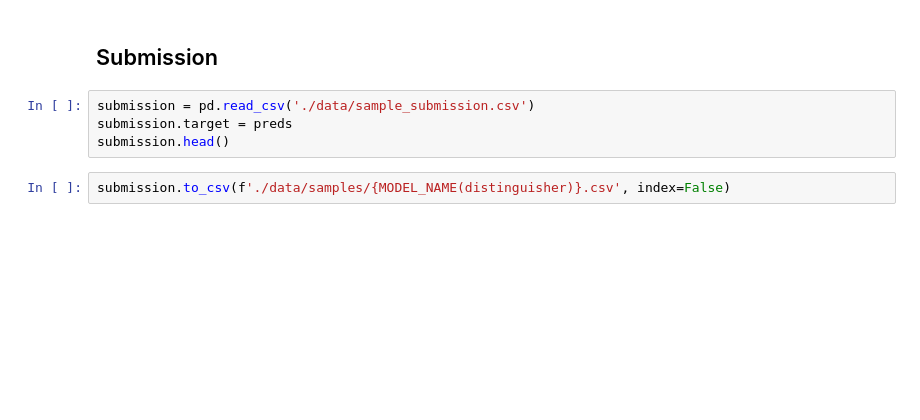
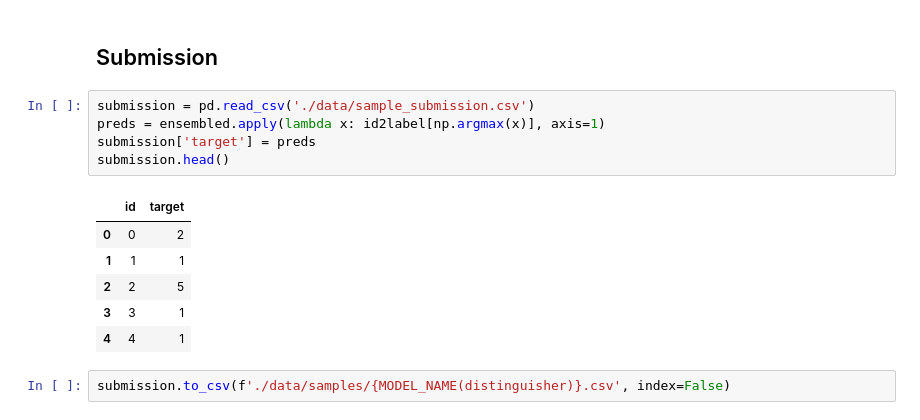
Before and after one commit to minyeamer/auto-raiting, a Jupyter notebook: notebooks/koelectra.ipynb, the cells around one changed output. Saved outputs shown, nothing was run; the diff lists cells and outputs as text; blank space fills up the shorter version.

```diff
--- a/notebooks/koelectra.ipynb
+++ b/notebooks/koelectra.ipynb
@@ -195,7 +249,15 @@ preds = np.vectorize(id2label.get)(np.argmax(result.predictions, axis=1))
 ## Submission
 # %%
 submission = pd.read_csv('./data/sample_submission.csv')
-submission.target = preds
+preds = ensembled.apply(lambda x: id2label[np.argmax(x)], axis=1)
+submission['target'] = preds
 submission.head()
+# %% [output]
+|  | id | target |
+| 0 | 0 | 2 |
+| 1 | 1 | 1 |
+| 2 | 2 | 5 |
+| 3 | 3 | 1 |
+| 4 | 4 | 1 |
 # %%
 submission.to_csv(f'./data/samples/{MODEL_NAME(distinguisher)}.csv', index=False)
```
Also changed, not shown: parts of 7 cells of this notebook, 1 other file.
